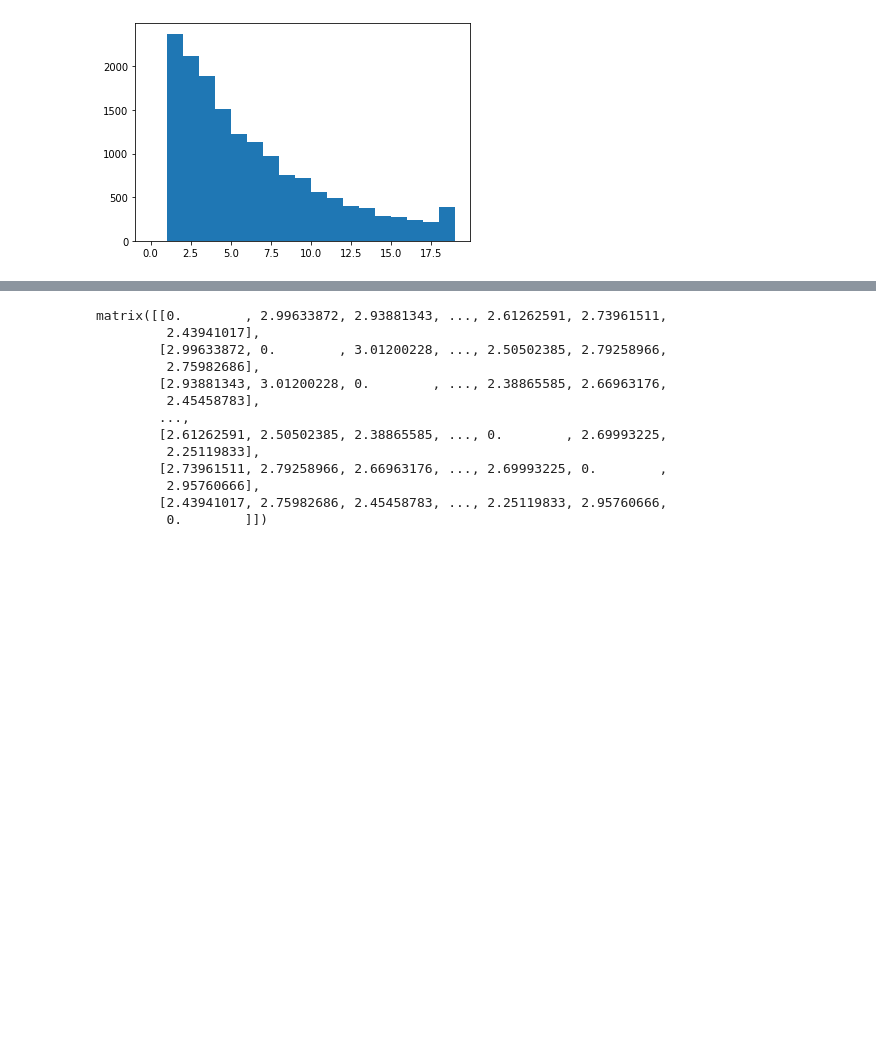
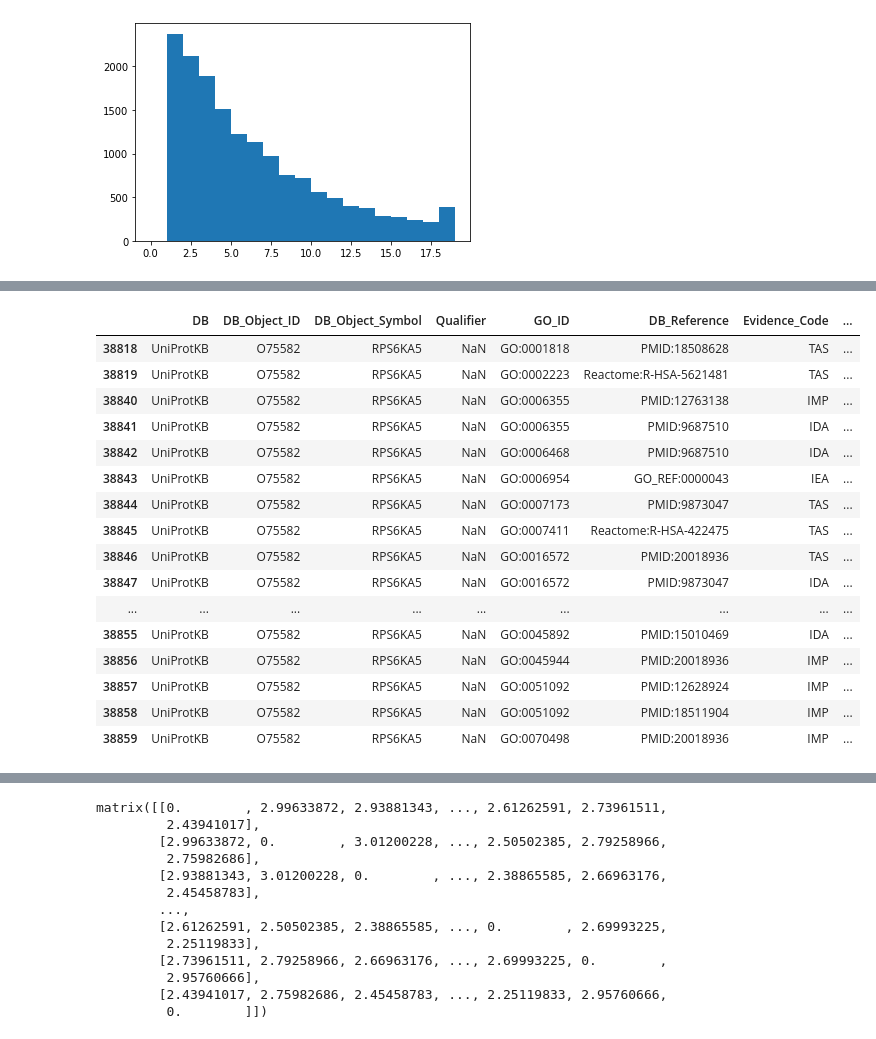
Before and after one commit to ily123/ggid, a Jupyter notebook: onto_scratch.ipynb, the cells around one changed output, grey strips where cells are left out. Cells and saved outputs as stored; diff of their text form; code cells hidden in the pictures; blank space fills up the shorter version.

```diff
--- a/onto_scratch.ipynb
+++ b/onto_scratch.ipynb
@@ -113,0 +122,20 @@ sim.sim_matrix.sim_matrix.shape
+# %%
+anno.annotations[anno.annotations.DB_Object_Symbol=='RPS6KA5']
+# %% [output]
+|  | DB | DB_Object_ID | DB_Object_Symbol | Qualifier | GO_ID | DB_Reference | Evidence_Code | ... |
+| 38818 | UniProtKB | O75582 | RPS6KA5 | NaN | GO:0001818 | PMID:18508628 | TAS | ... |
+| 38819 | UniProtKB | O75582 | RPS6KA5 | NaN | GO:0002223 | Reactome:R-HSA-5621481 | TAS | ... |
+| 38840 | UniProtKB | O75582 | RPS6KA5 | NaN | GO:0006355 | PMID:12763138 | IMP | ... |
+| 38841 | UniProtKB | O75582 | RPS6KA5 | NaN | GO:0006355 | PMID:9687510 | IDA | ... |
+| 38842 | UniProtKB | O75582 | RPS6KA5 | NaN | GO:0006468 | PMID:9687510 | IDA | ... |
+| 38843 | UniProtKB | O75582 | RPS6KA5 | NaN | GO:0006954 | GO_REF:0000043 | IEA | ... |
+| 38844 | UniProtKB | O75582 | RPS6KA5 | NaN | GO:0007173 | PMID:9873047 | TAS | ... |
+| 38845 | UniProtKB | O75582 | RPS6KA5 | NaN | GO:0007411 | Reactome:R-HSA-422475 | TAS | ... |
+| 38846 | UniProtKB | O75582 | RPS6KA5 | NaN | GO:0016572 | PMID:20018936 | TAS | ... |
+| 38847 | UniProtKB | O75582 | RPS6KA5 | NaN | GO:0016572 | PMID:9873047 | IDA | ... |
+| ... | ... | ... | ... | ... | ... | ... | ... | ... |
+| 38855 | UniProtKB | O75582 | RPS6KA5 | NaN | GO:0045892 | PMID:15010469 | IDA | ... |
+| 38856 | UniProtKB | O75582 | RPS6KA5 | NaN | GO:0045944 | PMID:20018936 | IMP | ... |
+| 38857 | UniProtKB | O75582 | RPS6KA5 | NaN | GO:0051092 | PMID:12628924 | IMP | ... |
+| 38858 | UniProtKB | O75582 | RPS6KA5 | NaN | GO:0051092 | PMID:18511904 | IMP | ... |
+| 38859 | UniProtKB | O75582 | RPS6KA5 | NaN | GO:0070498 | PMID:20018936 | IMP | ... |
```
Also changed, not shown: parts of 4 cells of this notebook, 2 other files.
